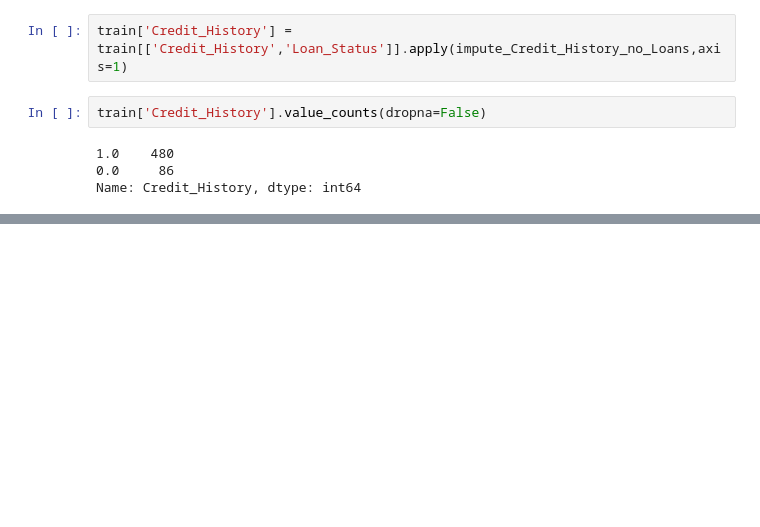
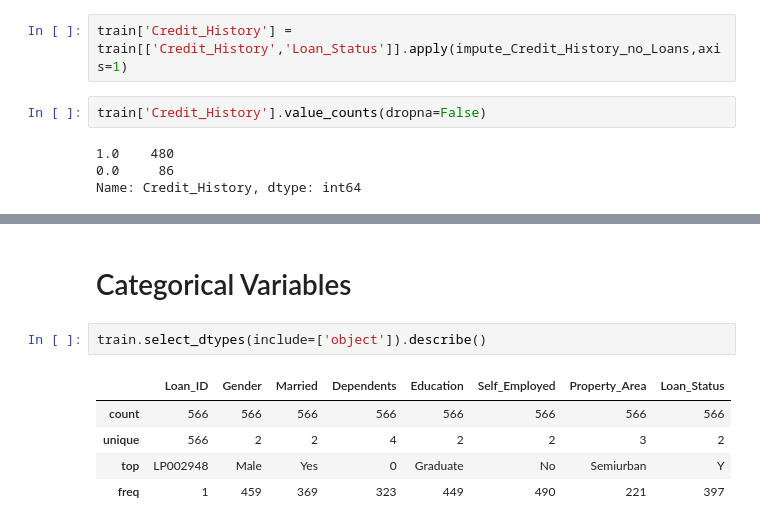
Before and after one commit to AmineHosni/Loan-Prediction-III, a Jupyter notebook: Untitled1.ipynb, the cells around one changed output, grey strips where cells are left out. Saved outputs shown, nothing was run; the diff lists cells and outputs as text; blank space fills up the shorter version.

```diff
--- a/Untitled1.ipynb
+++ b/Untitled1.ipynb
@@ -389,0 +423,10 @@ sns.heatmap(train.isnull(),yticklabels=False,cbar=False,cmap='viridis')
+# %% [markdown]
+# Categorical Variables
+# %%
+train.select_dtypes(include=['object']).describe()
+# %% [output]
+|  | Loan_ID | Gender | Married | Dependents | Education | Self_Employed | Property_Area | Loan_Status |
+| count | 566 | 566 | 566 | 566 | 566 | 566 | 566 | 566 |
+| unique | 566 | 2 | 2 | 4 | 2 | 2 | 3 | 2 |
+| top | LP002948 | Male | Yes | 0 | Graduate | No | Semiurban | Y |
+| freq | 1 | 459 | 369 | 323 | 449 | 490 | 221 | 397 |
```
Also changed, not shown: parts of 13 cells of this notebook.
